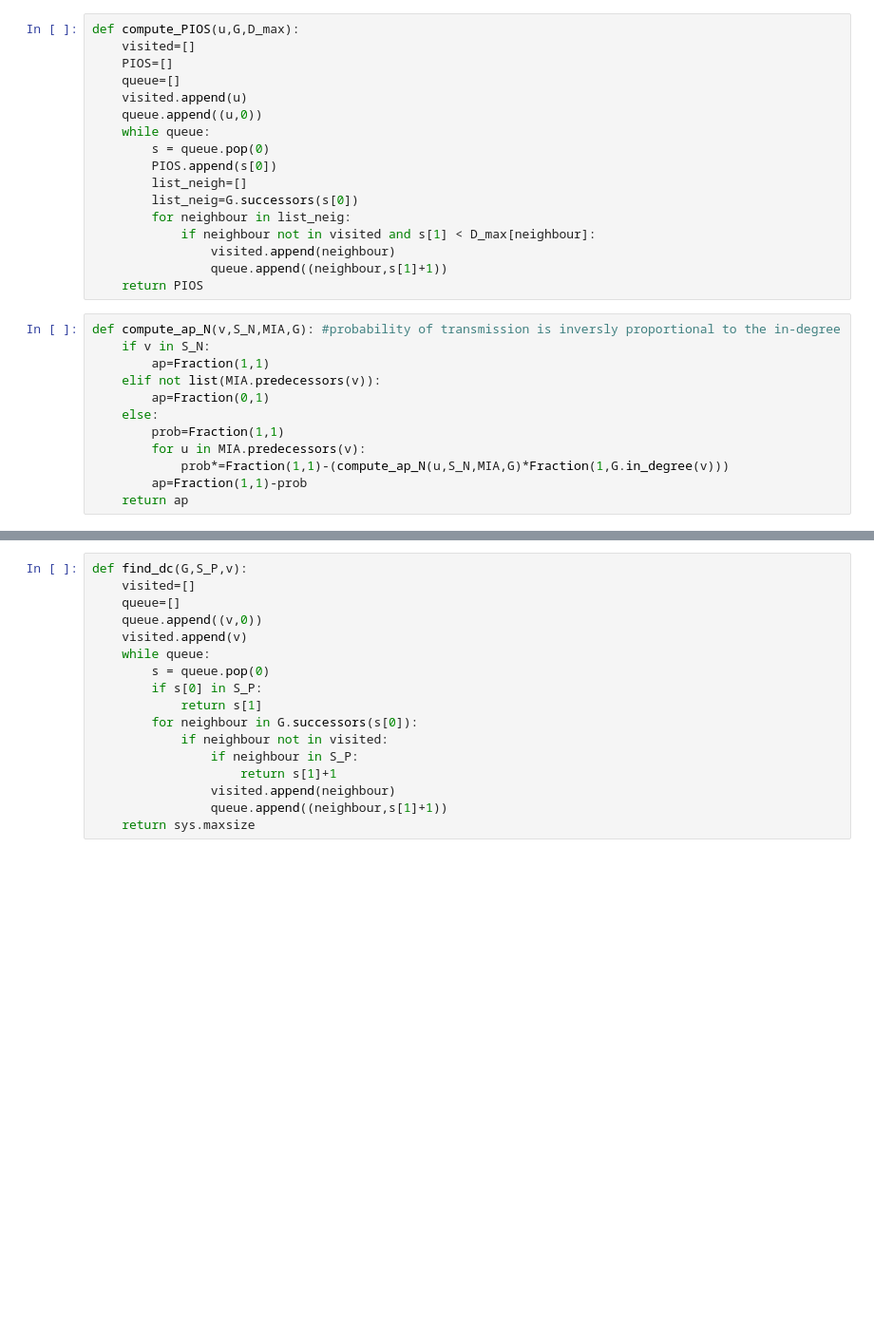
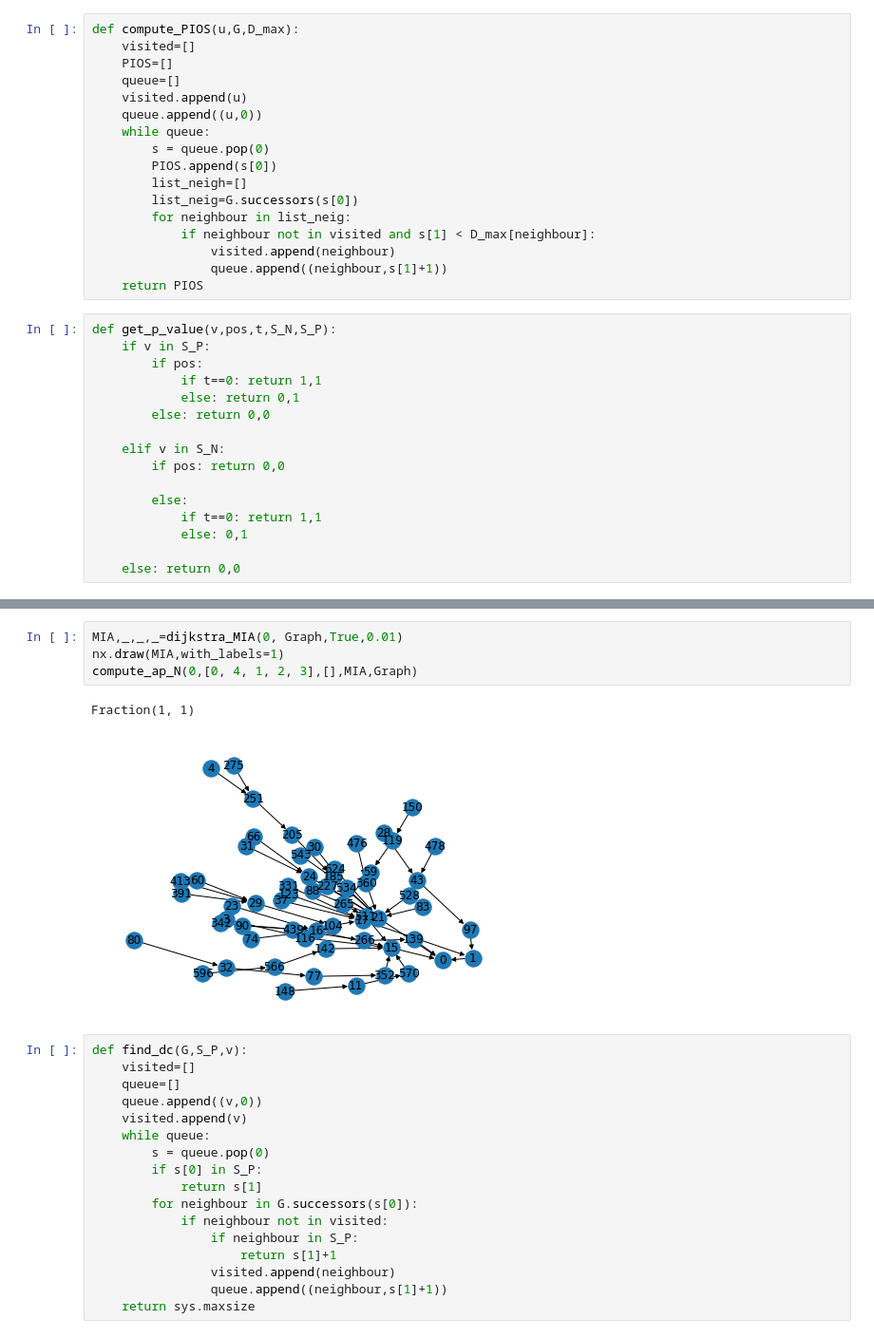
Before and after one commit to cristinagub/master_project, a Jupyter notebook: project.ipynb, the cells around one changed output, grey strips where cells are left out. Shown at 95% size. Saved outputs shown, nothing was run; the diff lists cells and outputs as text; blank space fills up the shorter version.

```diff
--- a/project.ipynb
+++ b/project.ipynb
@@ -153,15 +194,19 @@ def compute_PIOS(u,G,D_max):
                 visited.append(neighbour)
                 queue.append((neighbour,s[1]+1))
     return PIOS
-# %%
-def compute_ap_N(v,S_N,MIA,G): #probability of transmission is inversly proportional to the in-degree
-    if v in S_N:
-        ap=Fraction(1,1)
-    elif not list(MIA.predecessors(v)):
-        ap=Fraction(0,1)
-    else:
-        prob=Fraction(1,1)
-        for u in MIA.predecessors(v):
-            prob*=Fraction(1,1)-(compute_ap_N(u,S_N,MIA,G)*Fraction(1,G.in_degree(v)))
-        ap=Fraction(1,1)-prob
-    return ap
+# %%
+def get_p_value(v,pos,t,S_N,S_P):
+    if v in S_P:
+        if pos:
+            if t==0: return 1,1
+            else: return 0,1
+        else: return 0,0
+
+    elif v in S_N:
+        if pos: return 0,0
+
+        else:
+            if t==0: return 1,1
+            else: 0,1
+
+    else: return 0,0
@@ -168,3 +277,10 @@ def compute_ap_N(v,S_N,MIA,G): #probability of transmission is inversly proporti
+# %%
+MIA,_,_,_=dijkstra_MIA(0, Graph,True,0.01)
+nx.draw(MIA,with_labels=1)
+compute_ap_N(0,[0, 4, 1, 2, 3],[],MIA,Graph)
+# %% [output]
+Fraction(1, 1)
+[figure, added]
 # %%
 def find_dc(G,S_P,v):
     visited=[]
```
Also changed, not shown: parts of 18 cells of this notebook, 2 other files.
